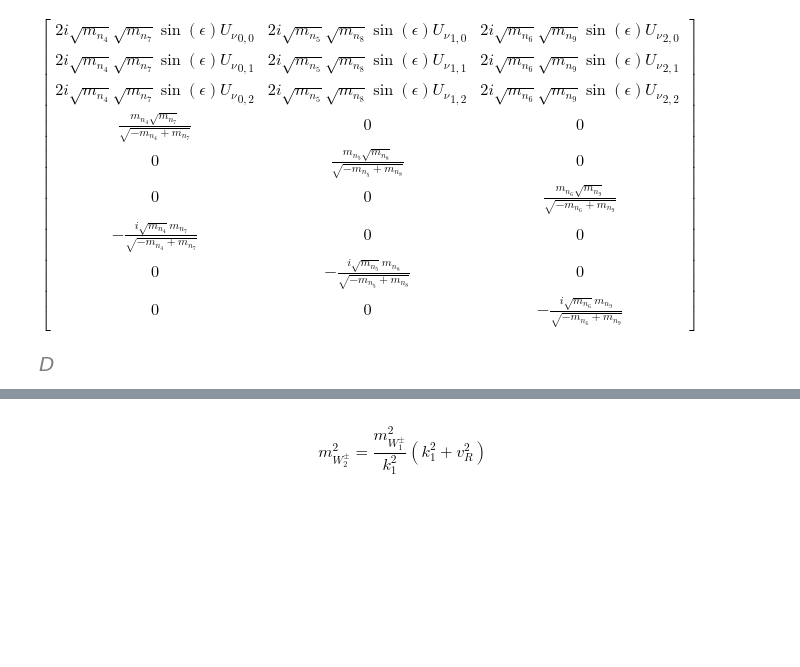
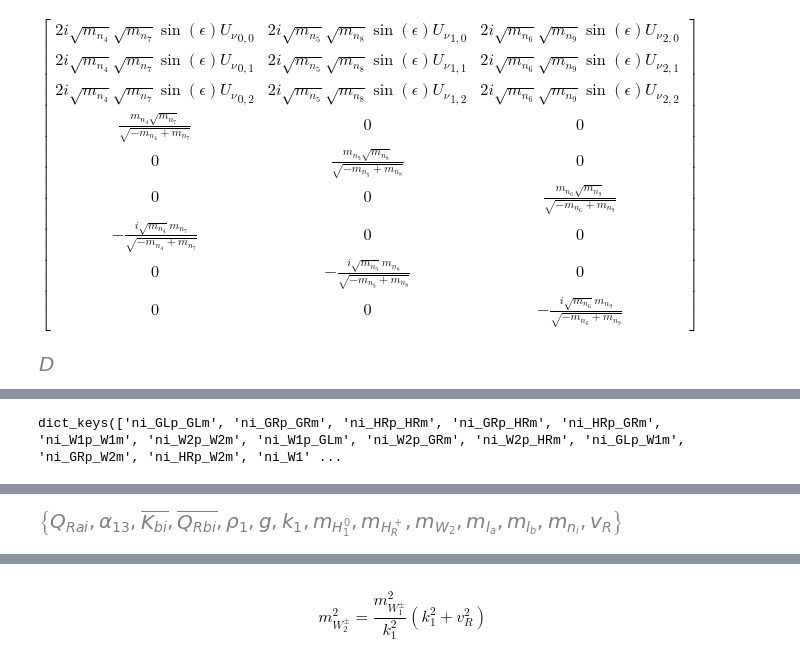
Before and after one commit to moiseszeleny/LRSM-with-Spheno, a Jupyter notebook: sympy_calculations/LFV decays DLRSM/diagram_formfactors_functions.ipynb, the cells around one changed output, grey strips where cells are left out. Saved outputs shown, nothing was run; the diff lists cells and outputs as text; code cells hidden in the pictures; blank space fills up the shorter version.

```diff
--- a/sympy_calculations/LFV decays DLRSM/diagram_formfactors_functions.ipynb
+++ b/sympy_calculations/LFV decays DLRSM/diagram_formfactors_functions.ipynb
@@ -403,5 +381,7 @@ HR_ni
+# %%
+all_diagrams.keys()
+# %% [output]
+dict_keys(['ni_GLp_GLm', 'ni_GRp_GRm', 'ni_HRp_HRm', 'ni_GRp_HRm', 'ni_HRp_GRm', 'ni_W1p_W1m', 'ni_W2p_W2m', 'ni_W1p_GLm', 'ni_W2p_GRm', 'ni_W2p_HRm', 'ni_GLp_W1m', 'ni_GRp_W2m', 'ni_HRp_W2m', 'ni_W1' ...
 # %%
-symbolic_formfactor['ni_GRp_HRm']['AR'].expand().collect(
-            [rho1], lambda x: x.collect([vR], lambda x:x.factor())
-        ).subs(symbolic_changes)#.atoms(Symbol)
+symbolic_formfactor['ni_HRp_W2m']['AR'].atoms(Symbol)
 # %% [output]
@@ -409 +388,2 @@ $\displaystyle - \frac{i \alpha_{23} m_{l_a} \left(- K_{ai} \overline{J_{bi}} C_
+[figure, added]
 # %%
```
Also changed, not shown: parts of 12 cells of this notebook, 1 other file.
